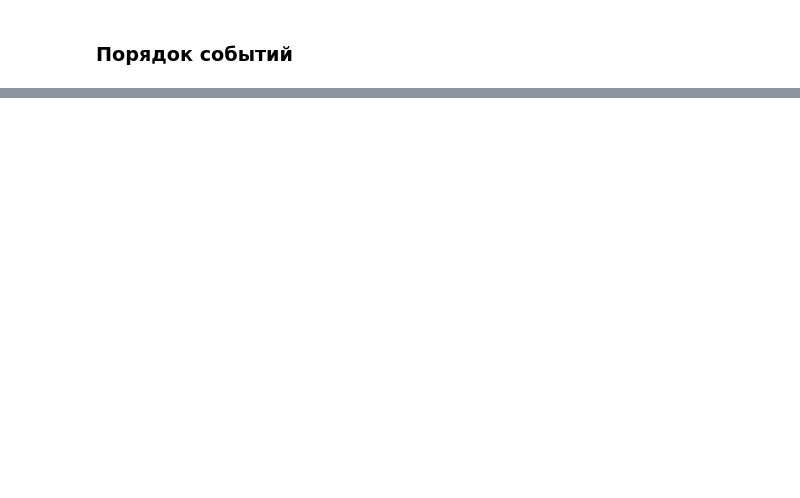
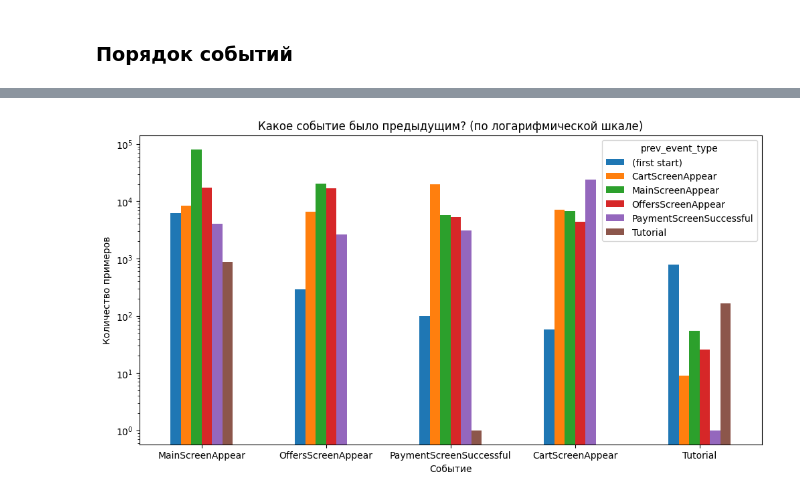
Before and after one commit to okeangel/da_portfolio, a Jupyter notebook: portfolio/week_19_combined_2.ipynb, the cells around one changed output, grey strips where cells are left out. Cells and saved outputs as stored; diff of their text form; code cells hidden in the pictures; blank space fills up the shorter version.

```diff
--- a/portfolio/week_19_combined_2.ipynb
+++ b/portfolio/week_19_combined_2.ipynb
@@ -759,0 +810,9 @@ event_types
+# %%
+chain = sel.sort_values('timestamp')[['device_id_hash', 'datetime', 'event_type']]
+
+chain['prev_event_type'] = (
+    chain
+    .groupby('device_id_hash')
+    ['event_type'].shift()
+).fillna('(first start)')
+chain.head(5)
@@ -759,0 +826,20 @@ event_types
+# %%
+previous = []
+for event_type in chain['event_type'].unique():
+    previous.append(
+        chain[chain['event_type'] == event_type]
+        .groupby('prev_event_type')
+        .agg({'prev_event_type': 'count'})
+        .rename(columns={'prev_event_type': event_type})
+    )
+
+previous = previous[0].join(previous[1:]).fillna(0).astype('int64')
+display(previous)
+
+previous.T.plot(figsize=FIGSIZE, kind='bar', rot=0)
+plt.title('Какое событие было предыдущим? (по логарифмической шкале)')
+plt.xlabel('Событие')
+plt.ylabel('Количество примеров')
+plt.yscale('log')
+plt.show()
+# %% [output]
@@ -759,0 +854 @@ event_types
+[figure, added]
```
Also changed, not shown: parts of 61 cells of this notebook.
